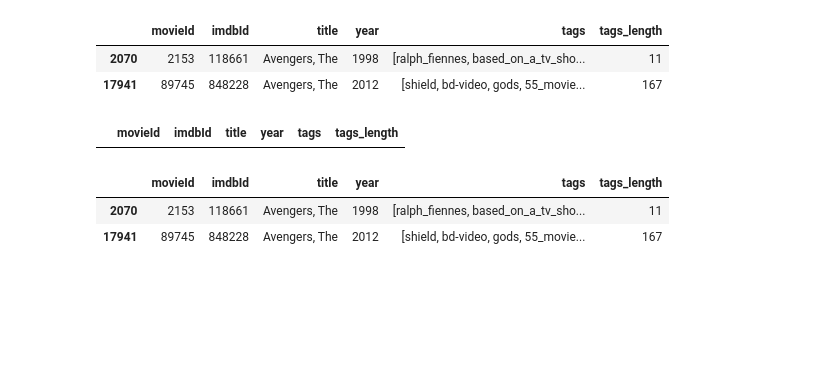
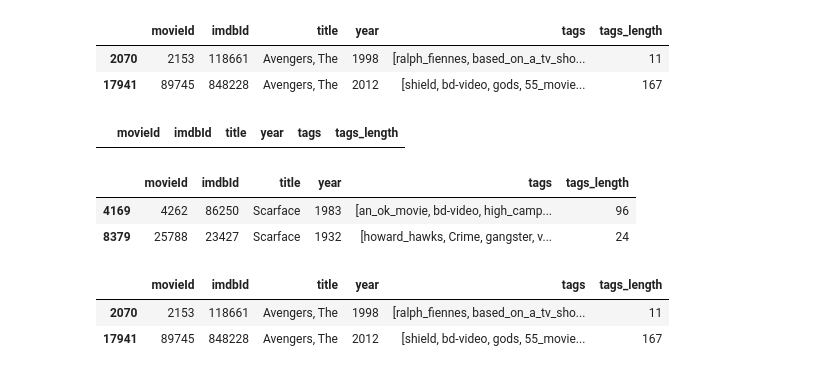
Before and after one commit to nikasso/movie2vec, a Jupyter notebook: eda/preprocessing2.ipynb, the cells around one changed output. Saved outputs shown, nothing was run; the diff lists cells and outputs as text; code cells hidden in the pictures; blank space fills up the shorter version.

```diff
--- a/eda/preprocessing2.ipynb
+++ b/eda/preprocessing2.ipynb
@@ -189,6 +252,12 @@ movie_df.loc[movie_df.title == 'Avengers, The']
 movie_df.loc[movie_df.title == "Harry Potter*"]
 # %% [output]
 |  | movieId | imdbId | title | year | tags | tags_length |
+# %%
+movie_df.loc[movie_df.title == "Scarface"]
+# %% [output]
+|  | movieId | imdbId | title | year | tags | tags_length |
+| 4169 | 4262 | 86250 | Scarface | 1983 | [an_ok_movie, bd-video, high_camp... | 96 |
+| 8379 | 25788 | 23427 | Scarface | 1932 | [howard_hawks, Crime, gangster, v... | 24 |
 # %%
 movie_df.loc[movie_df.title.str.contains('Avengers, The')]
 # %% [output]
```
Also changed, not shown: parts of 16 cells of this notebook, 3 other files.
